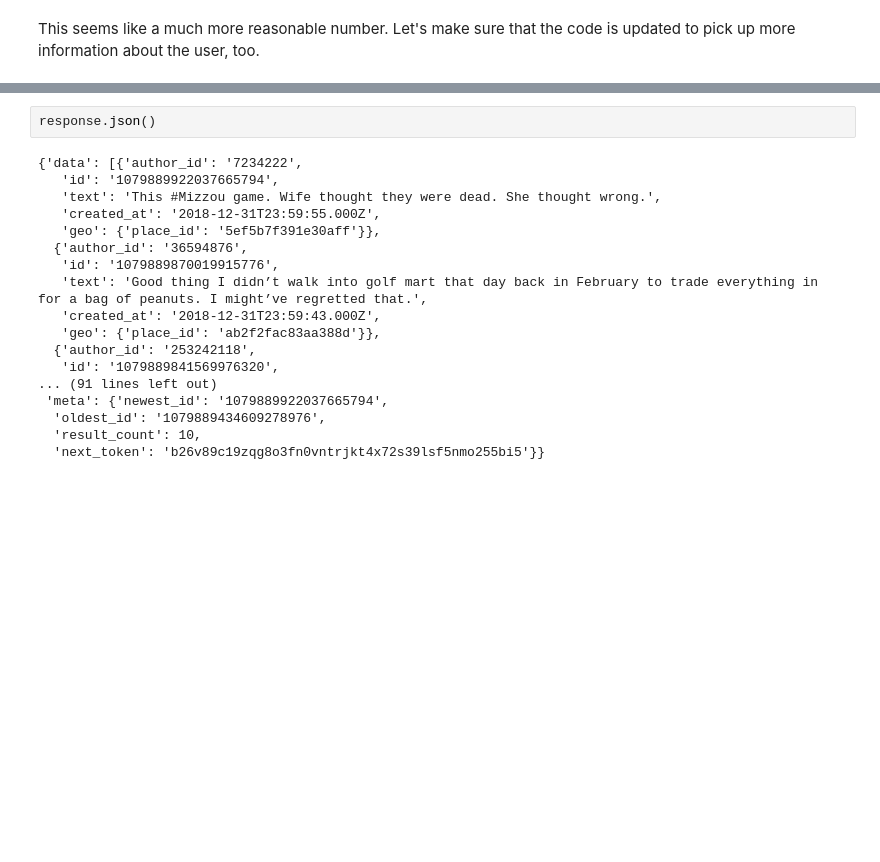
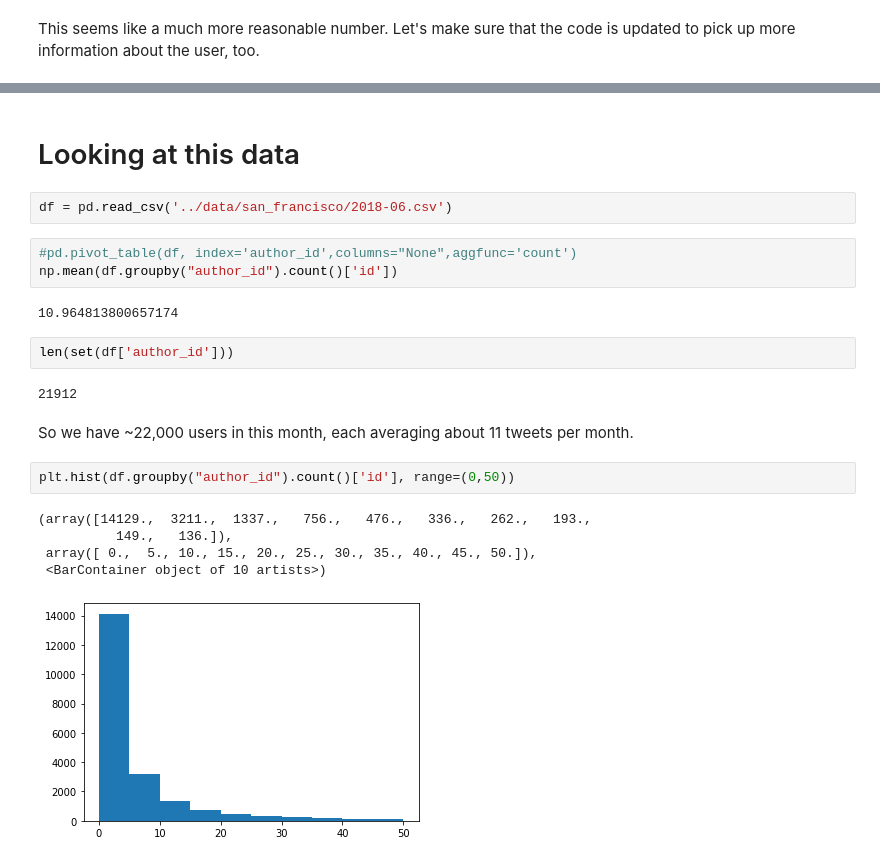
Before and after one commit to zcalhoun/wildfire, a Jupyter notebook: notebooks/larger-query.ipynb, the cells around one changed output, grey strips where cells are left out. Cells and saved outputs as stored; diff of their text form; blank space fills up the shorter version.

Commit message:
Started on the larger data gathering exercise.

```diff
--- a/notebooks/larger-query.ipynb
+++ b/notebooks/larger-query.ipynb
@@ -132,20 +102,23 @@ response = requests.get("https://api.twitter.com/2/tweets/search/all", params=pa
+# %% [markdown]
+# Looking at this data
 # %%
-response.json()
+df = pd.read_csv('../data/san_francisco/2018-06.csv')
-# %% [output]
-{'data': [{'author_id': '7234222',
-   'id': '1079889922037665794',
-   'text': 'This #Mizzou game. Wife thought they were dead. She thought wrong.',
-   'created_at': '2018-12-31T23:59:55.000Z',
-   'geo': {'place_id': '5ef5b7f391e30aff'}},
-  {'author_id': '36594876',
-   'id': '1079889870019915776',
-   'text': 'Good thing I didn’t walk into golf mart that day back in February to trade everything in for a bag of peanuts. I might’ve regretted that.',
-   'created_at': '2018-12-31T23:59:43.000Z',
-   'geo': {'place_id': 'ab2f2fac83aa388d'}},
-  {'author_id': '253242118',
-   'id': '1079889841569976320',
-... (91 lines left out)
- 'meta': {'newest_id': '1079889922037665794',
-  'oldest_id': '1079889434609278976',
-  'result_count': 10,
-  'next_token': 'b26v89c19zqg8o3fn0vntrjkt4x72s39lsf5nmo255bi5'}}
+# %%
+#pd.pivot_table(df, index='author_id',columns="None",aggfunc='count')
+np.mean(df.groupby("author_id").count()['id'])
+# %% [output]
+10.964813800657174
+# %%
+len(set(df['author_id']))
+# %% [output]
+21912
+# %% [markdown]
+So we have ~22,000 users in this month, each averaging about 11 tweets per month.
+# %%
+plt.hist(df.groupby("author_id").count()['id'], range=(0,50))
+# %% [output]
+(array([14129.,  3211.,  1337.,   756.,   476.,   336.,   262.,   193.,
+          149.,   136.]),
+ array([ 0.,  5., 10., 15., 20., 25., 30., 35., 40., 45., 50.]),
+ <BarContainer object of 10 artists>)
+[figure, added]
```
Also changed, not shown: parts of 16 cells of this notebook, 2 other files.
